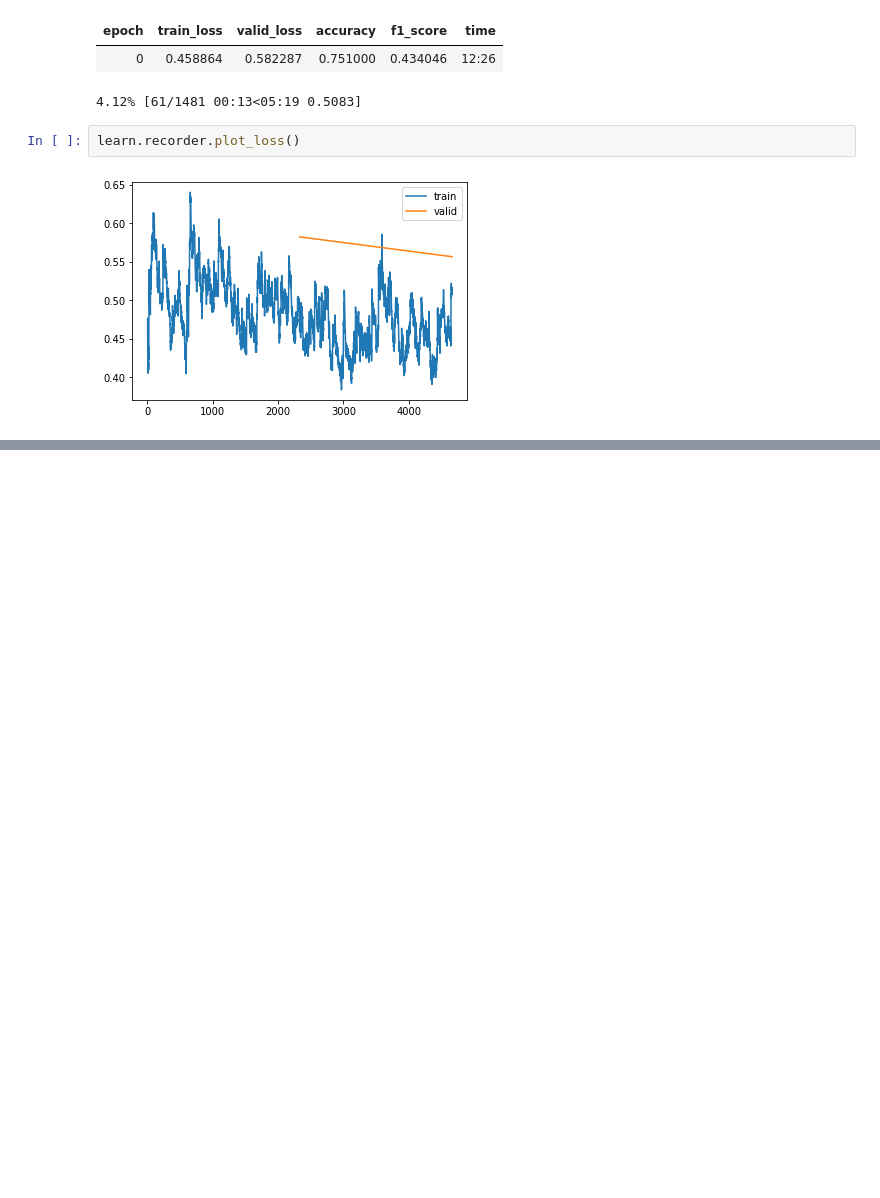
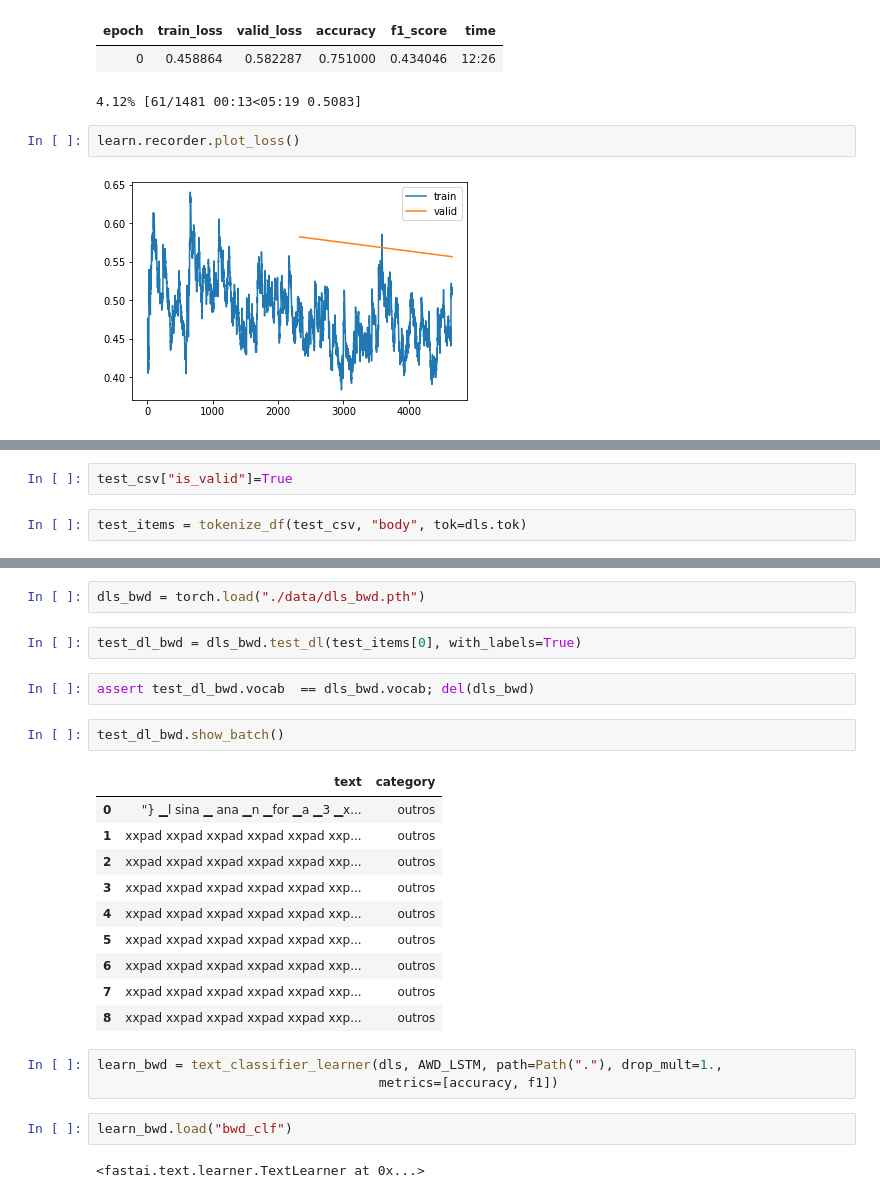
Before and after one commit to peluz/victor-visual-text, a Jupyter notebook: train_text_ulmfit.ipynb, the cells around one changed output, grey strips where cells are left out. Cells and saved outputs as stored; diff of their text form; blank space fills up the shorter version.

Commit message:
train text ulmfit

```diff
--- a/train_text_ulmfit.ipynb
+++ b/train_text_ulmfit.ipynb
@@ -636,0 +642,4 @@ learn.recorder.plot_loss()
+# %%
+test_csv["is_valid"]=True
+# %%
+test_items = tokenize_df(test_csv, "body", tok=dls.tok)
@@ -636,0 +675,26 @@ learn.recorder.plot_loss()
+# %%
+dls_bwd = torch.load("./data/dls_bwd.pth")
+# %%
+test_dl_bwd = dls_bwd.test_dl(test_items[0], with_labels=True)
+# %%
+assert test_dl_bwd.vocab  == dls_bwd.vocab; del(dls_bwd)
+# %%
+test_dl_bwd.show_batch()
+# %% [output]
+|  | text | category |
+| 0 | "} ▁l sina ▁ ana ▁n ▁for ▁a ▁3 ▁x... | outros |
+| 1 | xxpad xxpad xxpad xxpad xxpad xxp... | outros |
+| 2 | xxpad xxpad xxpad xxpad xxpad xxp... | outros |
+| 3 | xxpad xxpad xxpad xxpad xxpad xxp... | outros |
+| 4 | xxpad xxpad xxpad xxpad xxpad xxp... | outros |
+| 5 | xxpad xxpad xxpad xxpad xxpad xxp... | outros |
+| 6 | xxpad xxpad xxpad xxpad xxpad xxp... | outros |
+| 7 | xxpad xxpad xxpad xxpad xxpad xxp... | outros |
+| 8 | xxpad xxpad xxpad xxpad xxpad xxp... | outros |
+# %%
+learn_bwd = text_classifier_learner(dls, AWD_LSTM, path=Path("."), drop_mult=1.,
+                                    metrics=[accuracy, f1])
+# %%
+learn_bwd.load("bwd_clf")
+# %% [output]
+<fastai.text.learner.TextLearner at 0x...>
```
Also changed, not shown: parts of 11 cells of this notebook, 1 other file.
